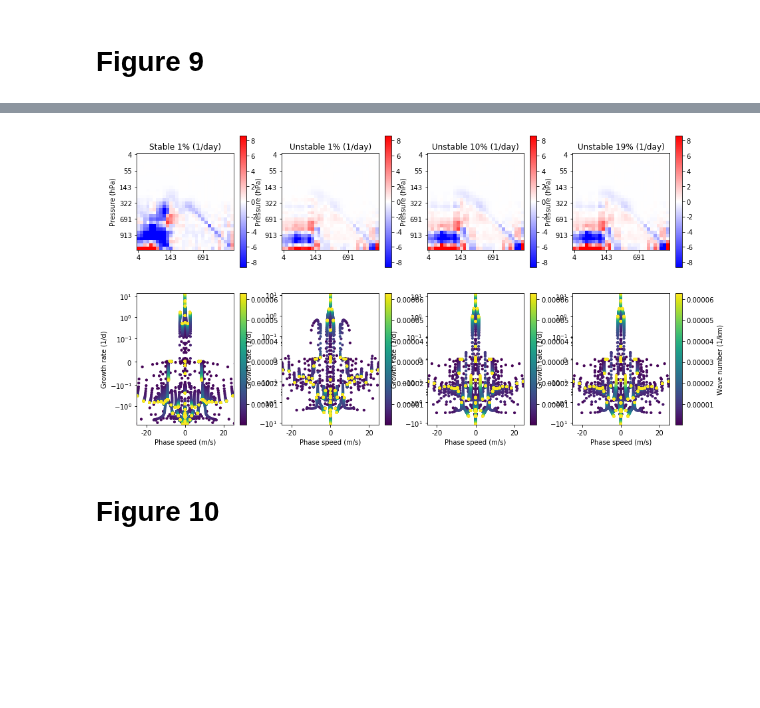
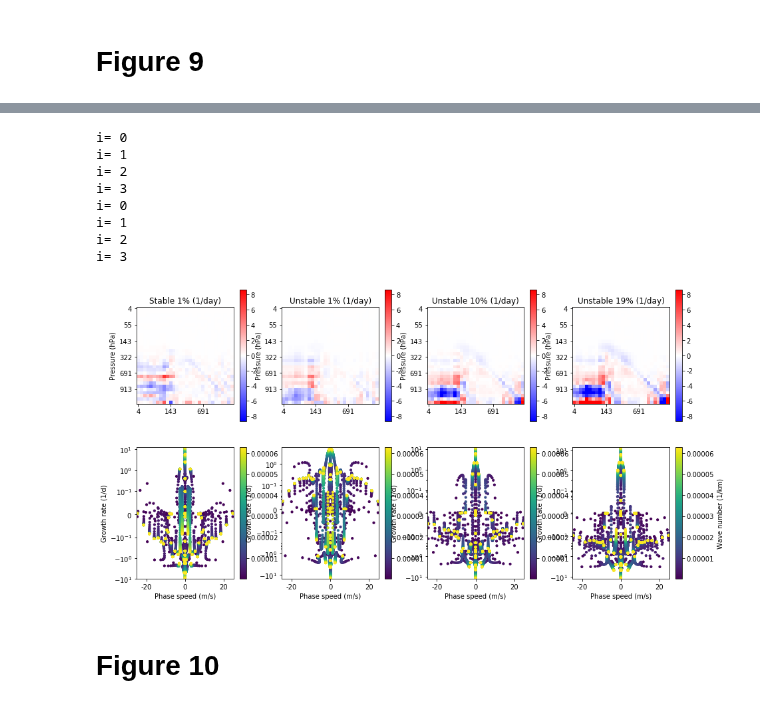
Before and after one commit to wallingTACC/CBRAIN-CAM, a Jupyter notebook: notebooks/tbeucler_devlog/025_SPCAM_UW_From_reduced_data.ipynb, the cells around one changed output, grey strips where cells are left out. Drawn from its saved outputs; the diff is of its cells as text; code cells hidden in the pictures; blank space fills up the shorter version.

```diff
--- a/notebooks/tbeucler_devlog/025_SPCAM_UW_From_reduced_data.ipynb
+++ b/notebooks/tbeucler_devlog/025_SPCAM_UW_From_reduced_data.ipynb
@@ -265,43 +267,53 @@ toplot_ind = [0,0,3,3] # Indices correspond to Perturbation amplitude arrays abo
 toplot_tit = ['Stable 1% (1/day)','Unstable 1% (1/day)','Unstable 10% (1/day)','Unstable 19% (1/day)']
 
 for i in range(4):
+    print('i=',i)
 
-    if i==4: d = data;
-    else: d = data2
+    if i==3: d = data2;
+    else: d = data
 
     plt.subplot(2,4,i+1)
     plt.imshow(stday*d['linear_response_functions'][toplot_ind[i]][toplot_nam[i]]['q']['q'],
                cmap='bwr',vmin=vmin,vmax=vmax)
     plt.colorbar()
     plt.title(toplot_tit[i])
     plt.ylabel('Pressure (hPa)')
     plt.draw()
     # Change y labels to pressure
     labels = [item.get_text() for item in plt.gca().get_yticklabels()]
     for ilab,lab in enumerate(labels):
         IND = min(29,max(0,int(float(lab))))
         labels[ilab]=str('%01.0f'%data['base_state']['p'][IND])
     plt.gca().set_yticklabels(labels)
     # Change x labels to pressure
     labels = [item.get_text() for item in plt.gca().get_xticklabels()]
     for ilab,lab in enumerate(labels):
         IND = min(29,max(0,int(float(lab))))
         labels[ilab]=str('%01.0f'%data['base_state']['p'][IND])
     plt.gca().set_xticklabels(labels)
 
 for i in range(4):
+    print('i=',i)
 
-    if i==4: d = data;
-    else: d = data2
+    if i==3: d = data2;
+    else: d = data
 
     plt.subplot(2,4,5+i)
     lrf = {'base_state': d['base_state'], 'jacobian': d['linear_response_functions'][toplot_ind[i]][toplot_nam[i]]}
     plot_spectra(lrf)
     plt.xlim([-25, 25])
 
 plt.savefig(pathPDF+'Figure9.pdf',format='pdf')
 # %% [output]
+i= 0
+i= 1
+i= 2
+i= 3
+i= 0
+i= 1
+i= 2
+i= 3
-[figure, old version]
+[figure, new version]
 # %% [markdown]
 # Figure 10
 # %% [markdown]
```
Also changed, not shown: parts of 2 cells of this notebook.
